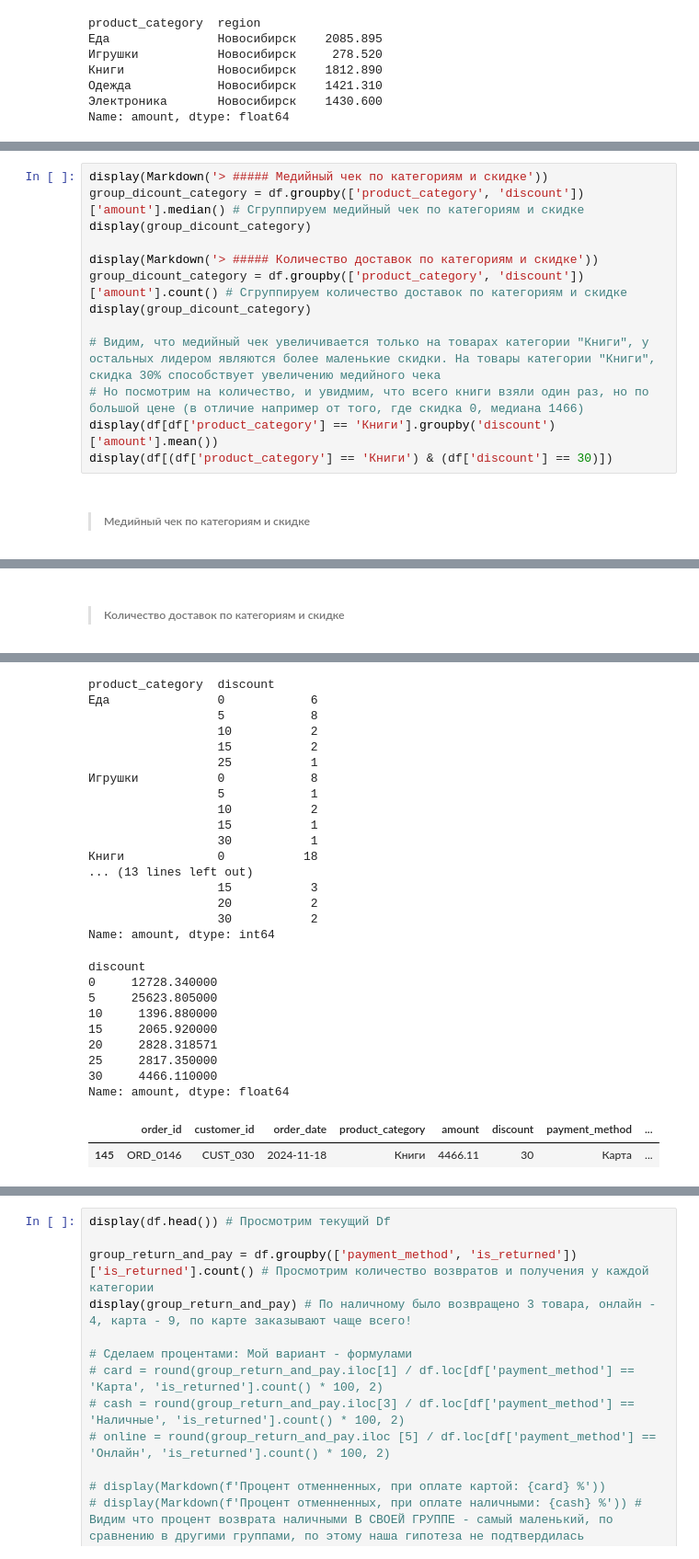
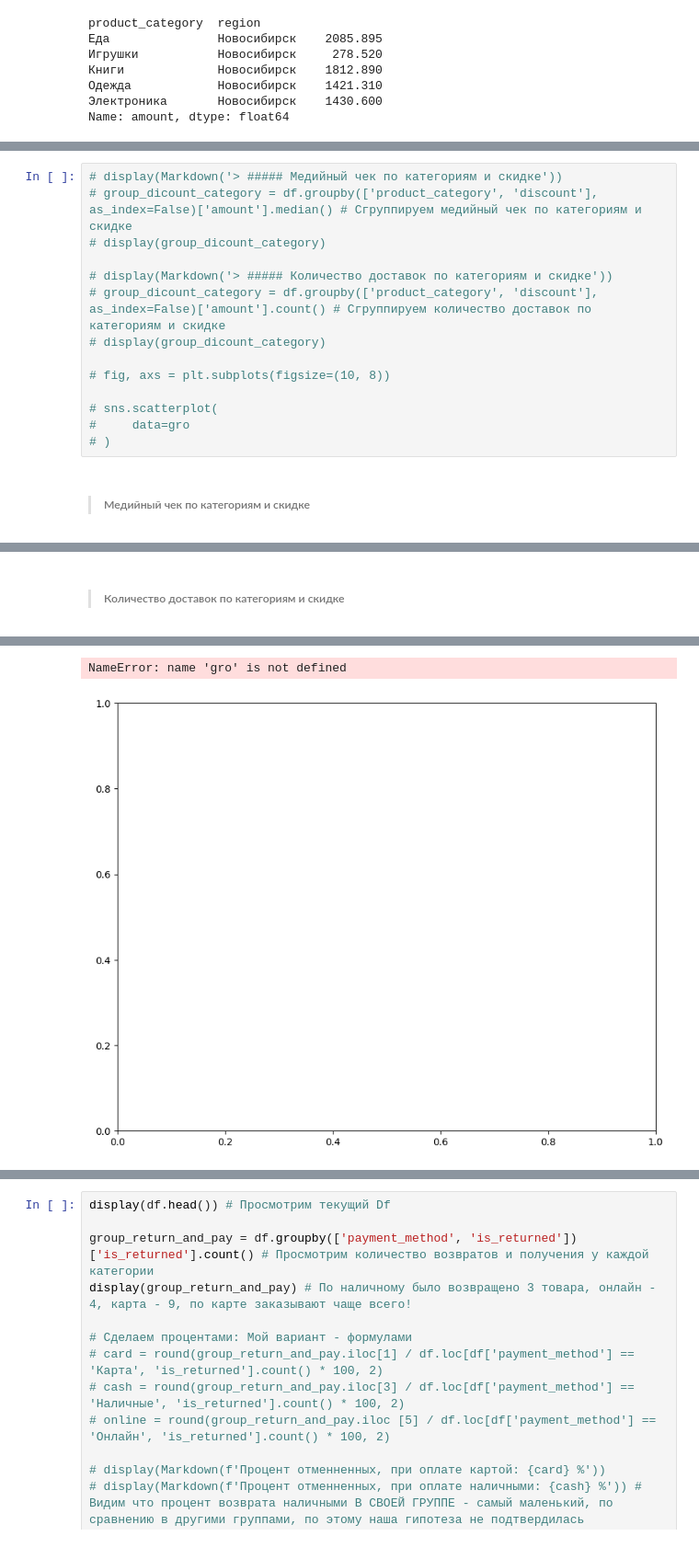
Before and after one commit to evg-code-sys/analysis_project, a Jupyter notebook: Analysis_internet_market.ipynb, the cells around one changed output, grey strips where cells are left out. Shown at 92% size. Cells and saved outputs as stored; diff of their text form.

```diff
--- a/Analysis_internet_market.ipynb
+++ b/Analysis_internet_market.ipynb
@@ -449,16 +504,17 @@ AttributeError: 'numpy.ndarray' object has no attribute 'to_list'
 # %%
-display(Markdown('> ##### Медийный чек по категориям и скидке'))
-group_dicount_category = df.groupby(['product_category', 'discount'])['amount'].median() # Сгруппируем медийный чек по категориям и скидке
-display(group_dicount_category)
+# display(Markdown('> ##### Медийный чек по категориям и скидке'))
+# group_dicount_category = df.groupby(['product_category', 'discount'], as_index=False)['amount'].median() # Сгруппируем медийный чек по категориям и скидке
+# display(group_dicount_category)
 
-display(Markdown('> ##### Количество доставок по категориям и скидке'))
-group_dicount_category = df.groupby(['product_category', 'discount'])['amount'].count() # Сгруппируем количество доставок по категориям и скидке
-display(group_dicount_category)
+# display(Markdown('> ##### Количество доставок по категориям и скидке'))
+# group_dicount_category = df.groupby(['product_category', 'discount'], as_index=False)['amount'].count() # Сгруппируем количество доставок по категориям и скидке
+# display(group_dicount_category)
 
-# Видим, что медийный чек увеличивается только на товарах категории "Книги", у остальных лидером являются более маленькие скидки. На товары категории "Книги", скидка 30% способствует увеличению медийного чека
-# Но посмотрим на количество, и увидмим, что всего книги взяли один раз, но по большой цене (в отличие например от того, где скидка 0, медиана 1466)
-display(df[df['product_category'] == 'Книги'].groupby('discount')['amount'].mean())
-display(df[(df['product_category'] == 'Книги') & (df['discount'] == 30)])
+# fig, axs = plt.subplots(figsize=(10, 8))
+
+# sns.scatterplot(
+#     data=gro
+# )
 # %% [output]
 > ##### Медийный чек по категориям и скидке
 product_category  discount
@@ -482,28 +555,2 @@ Name: amount, dtype: float64
-product_category  discount
-Еда               0            6
-                  5            8
-                  10           2
-                  15           2
-                  25           1
-Игрушки           0            8
-                  5            1
-                  10           2
-                  15           1
-                  30           1
-Книги             0           18
-... (13 lines left out)
-                  15           3
-                  20           2
-                  30           2
-Name: amount, dtype: int64
+NameError: name 'gro' is not defined
-discount
-0     12728.340000
-5     25623.805000
-10     1396.880000
-15     2065.920000
-20     2828.318571
-25     2817.350000
-30     4466.110000
-Name: amount, dtype: float64
-|  | order_id | customer_id | order_date | product_category | amount | discount | payment_method | ... |
-| 145 | ORD_0146 | CUST_030 | 2024-11-18 | Книги | 4466.11 | 30 | Карта | ... |
+[figure, added]
```
Also changed, not shown: parts of 7 cells of this notebook.
